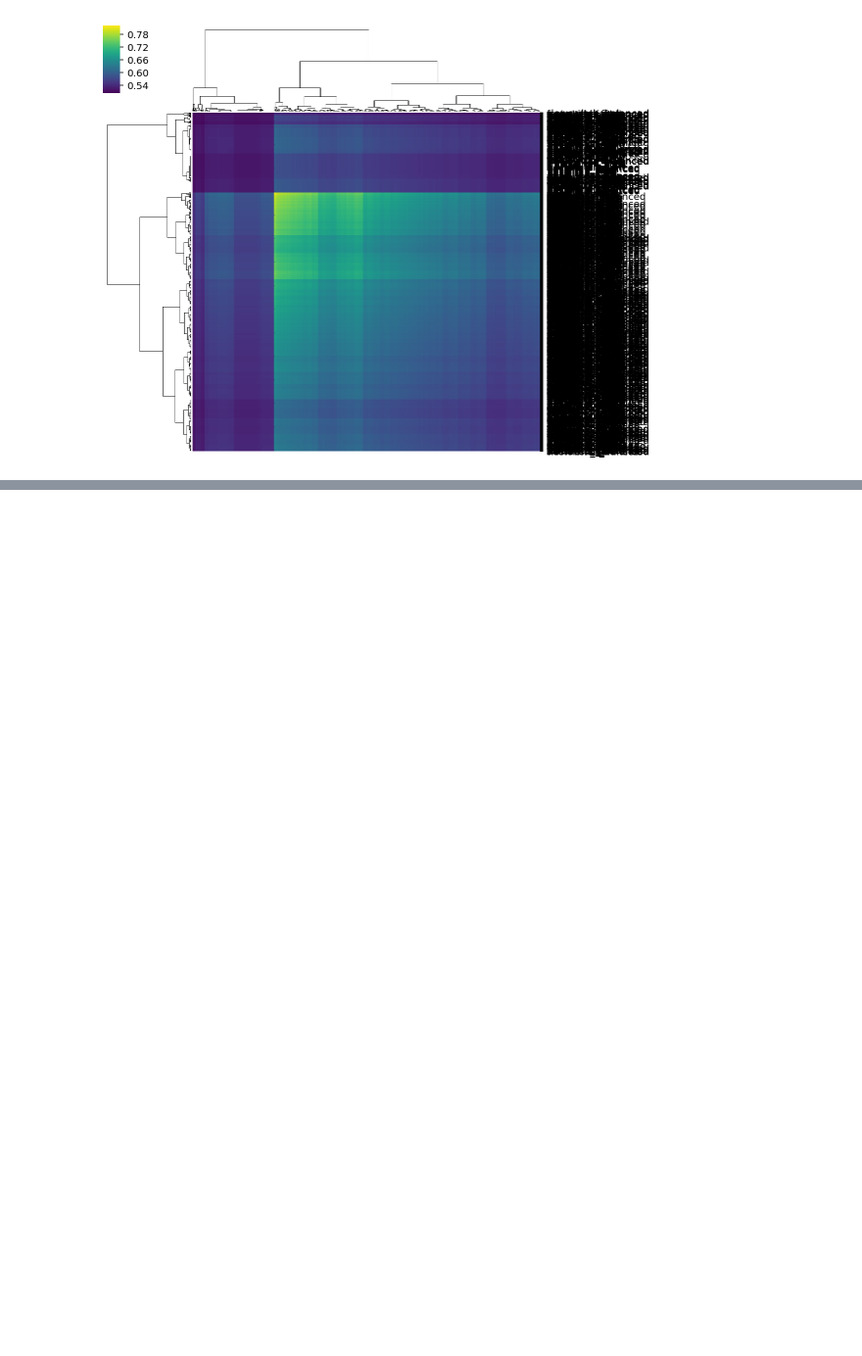
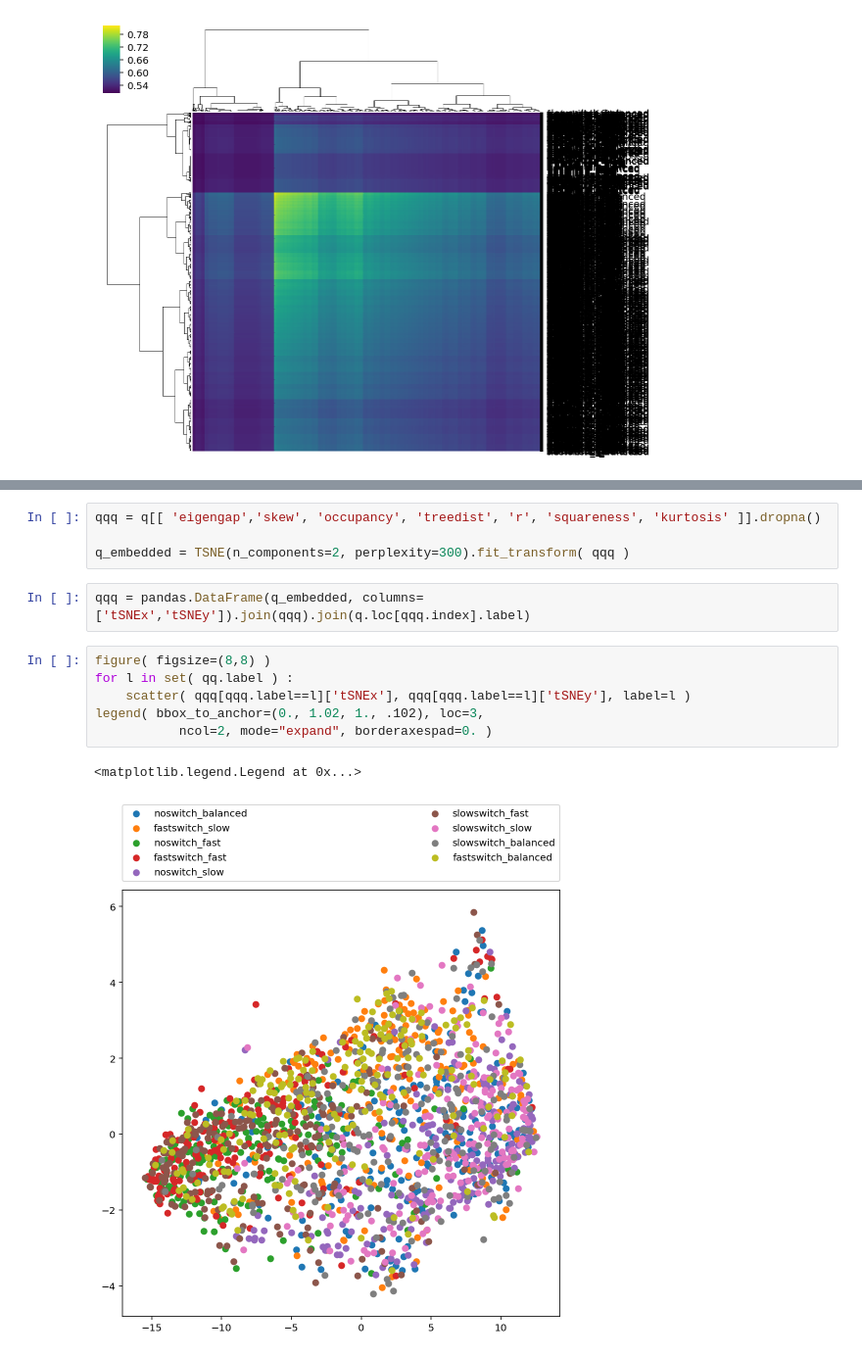
Before and after one commit to ryneches/ManyTrees, a Jupyter notebook: ManyTrees.ipynb, the cells around one changed output, grey strips where cells are left out. Shown at 98% size. Cells and saved outputs as stored; diff of their text form; blank space fills up the shorter version.

```diff
--- a/ManyTrees.ipynb
+++ b/ManyTrees.ipynb
@@ -173,0 +177,15 @@ for l in set( q.label ) :
+# %%
+qqq = q[[ 'eigengap','skew', 'occupancy', 'treedist', 'r', 'squareness', 'kurtosis' ]].dropna()
+
+q_embedded = TSNE(n_components=2, perplexity=300).fit_transform( qqq )
+# %%
+qqq = pandas.DataFrame(q_embedded, columns=['tSNEx','tSNEy']).join(qqq).join(q.loc[qqq.index].label)
+# %%
+figure( figsize=(8,8) )
+for l in set( qq.label ) :
+    scatter( qqq[qqq.label==l]['tSNEx'], qqq[qqq.label==l]['tSNEy'], label=l )
+legend( bbox_to_anchor=(0., 1.02, 1., .102), loc=3,
+           ncol=2, mode="expand", borderaxespad=0. )
+# %% [output]
+<matplotlib.legend.Legend at 0x...>
+[figure, added]
```
Also changed, not shown: parts of 3 cells of this notebook.
